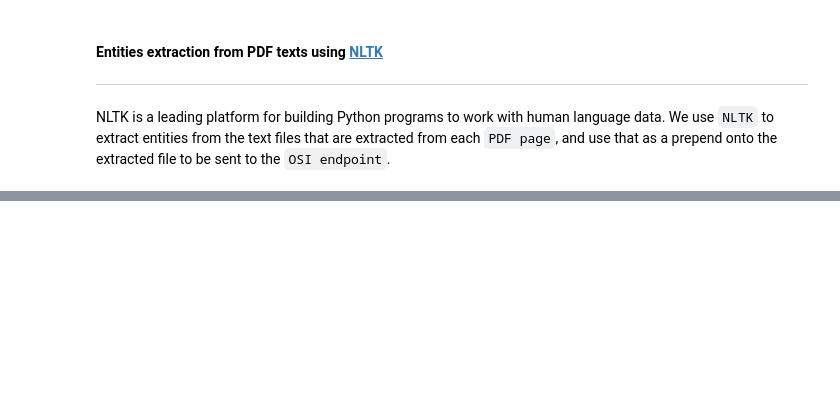
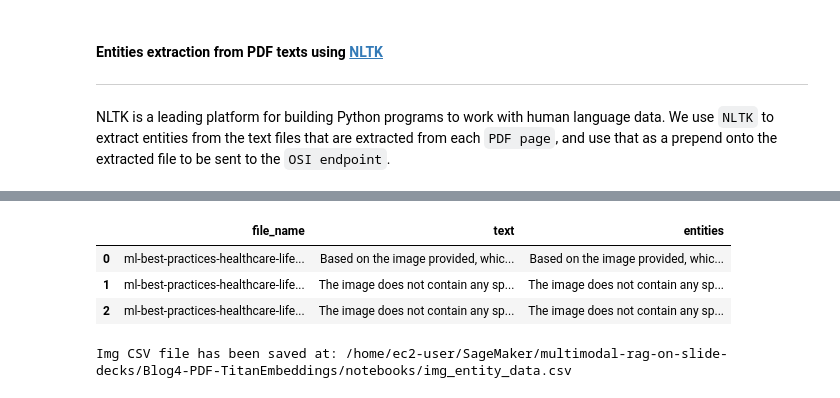
Before and after one commit to aws-samples/multimodal-rag-on-slide-decks, a Jupyter notebook: Blog4-PDF-TitanEmbeddings/notebooks/2_data_ingestion.ipynb, the cells around one changed output, grey strips where cells are left out. Cells and saved outputs as stored; diff of their text form; code cells hidden in the pictures; blank space fills up the shorter version.

Commit message:
Added entity viewing

```diff
--- a/Blog4-PDF-TitanEmbeddings/notebooks/2_data_ingestion.ipynb
+++ b/Blog4-PDF-TitanEmbeddings/notebooks/2_data_ingestion.ipynb
@@ -399,6 +542,10 @@ def async_process_image_data(i: int, file_path: str, osi_endpoint, total: int, b
     logging.basicConfig(format='[%(asctime)s] p%(process)s {%(filename)s:%(lineno)d} %(levelname)s - %(message)s', level=logging.INFO)
     logger = logging.getLogger(__name__)
     return process_image_data(i, file_path, osi_endpoint, total, bucket_info)
+# %%
+import pandas as pd
+img_entity_df = pd.DataFrame(columns=['file_name', 'text', 'entities'])
+txt_entity_df = pd.DataFrame(columns=['file_name', 'text', 'entities'])
 # %%
 # count the number of images that throw an error while being saved into the index
 erroneous_page_count: int = 0
@@ -417,6 +564,20 @@ for chunk_index, image_chunk in enumerate(image_chunks):
         results = ray.get([async_process_image_data.remote(index, file_path, osi_img_endpoint, len(image_chunk), bucket_info) for index, file_path in enumerate(image_chunk)])
         elapsed_time = time.perf_counter() - st
         logger.info(f"------ completed chunk={chunk_index}/{len(image_chunks)} completed in {elapsed_time} ------ ")
+        logger.info(f"The results are: {results}")
+        # Assuming img_entity_df is already initialized with the correct columns
+        # Iterate over the list of JSON objects and append to the DataFrame
+        for json_obj in results:
+            new_data = {
+                'file_name': json_obj['file_name'],
+                'text': json_obj['text'],
+                'entities': json_obj['entities']
+            }
+            img_entity_df.loc[len(img_entity_df)] = new_data
+        #print(img_entity_df)
+        # Append the new data to the existing DataFrame
+        #print(f"img_entity_df is: {img_entity_df}")
+        print("Done with img results!")
     except Exception as e:
         logger.error(f"Error processing chunk {chunk_index}: {e}")
         erroneous_page_count += len(image_chunk)
@@ -512,0 +741,19 @@ for txt_file in pdf_txt_file_list:
+# %%
+current_directory = os.getcwd()
+
+# Define the file name for the CSV
+csv_file_name = "img_entity_data.csv"
+
+# Create the full file path
+csv_file_path = os.path.join(current_directory, csv_file_name)
+display(img_entity_df)
+# Save the DataFrame as a CSV file
+img_entity_df.to_csv(csv_file_path, index=False)
+
+print(f"Img CSV file has been saved at: {csv_file_path}")
+# %% [output]
+|  | file_name | text | entities |
+| 0 | ml-best-practices-healthcare-life... | Based on the image provided, whic... | Based on the image provided, whic... |
+| 1 | ml-best-practices-healthcare-life... | The image does not contain any sp... | The image does not contain any sp... |
+| 2 | ml-best-practices-healthcare-life... | The image does not contain any sp... | The image does not contain any sp... |
+Img CSV file has been saved at: /home/ec2-user/SageMaker/multimodal-rag-on-slide-decks/Blog4-PDF-TitanEmbeddings/notebooks/img_entity_data.csv
```
Also changed, not shown: parts of 19 cells of this notebook.
